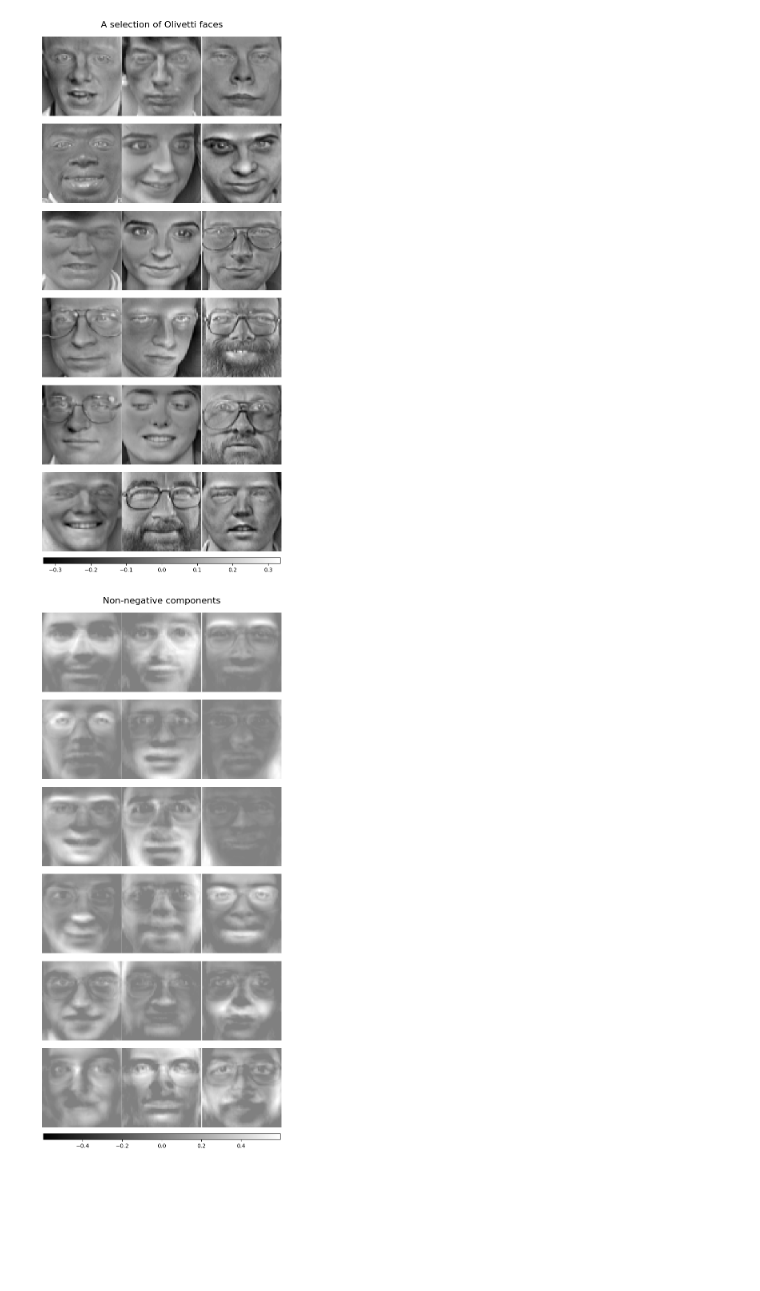
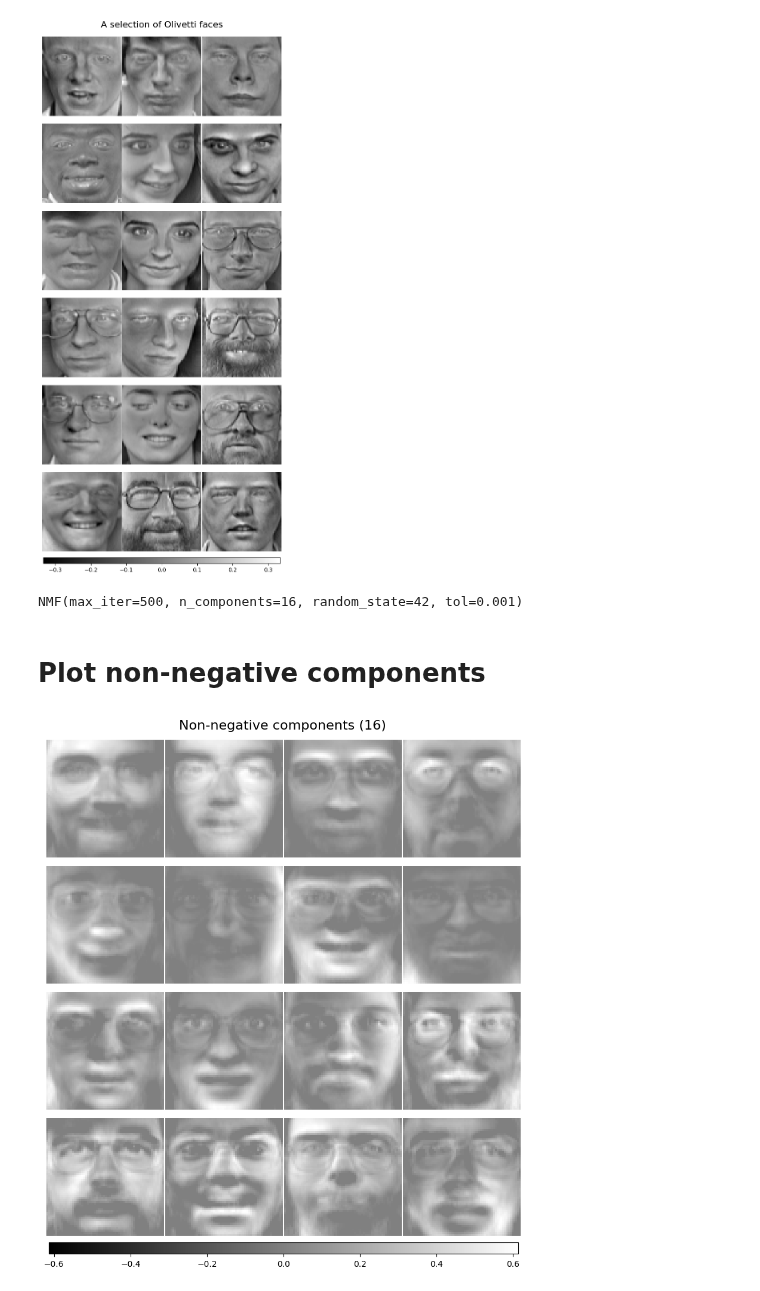
Before and after one commit to ale66/learn-datascience, a Jupyter notebook: nmf_olivetti_gaces.ipynb, the cells around one changed output. Drawn from its saved outputs; the diff is of its cells as text; code cells hidden in the pictures; blank space fills up the shorter version.

Commit message:
NMF with Olivetti faces dataset update: Transformed and re-constructed images.

```diff
--- a/nmf_olivetti_gaces.ipynb
+++ b/nmf_olivetti_gaces.ipynb
@@ -50,7 +50,8 @@ def plot_gallery(
         title: str,
         images_array: np.ndarray,
         n_cols: int = COLS,
-        n_rows: int = ROWS
+        n_rows: int = ROWS,
+        image_shape: tuple = IMAGE_SHAPE
 ) -> None:
     """
     Plot a sample of images from the Olivetti faces dataset.
@@ -59,10 +60,11 @@ def plot_gallery(
     :param images_array: Array with flattened images
     :param n_cols: Number of plot grid columns
     :param n_rows: Number of plot grid rows
+    :param image_shape: Required image shape for plotting
     """
     # Init plot grid
     fig, axes = plt.subplots(
-        nrows=ROWS, ncols=COLS,
+        nrows=n_rows, ncols=n_cols,
         figsize=(2.0 * n_cols, 2.3 * n_rows),
         facecolor="white",
         constrained_layout=True
@@ -77,7 +79,7 @@ def plot_gallery(
     for ax, img in zip(axes.flat, images_array):
         v_max = max(img.max(), -img.min())
         image = ax.imshow(
-            img.reshape(IMAGE_SHAPE),
+            img.reshape(image_shape),
             cmap="gray", interpolation="nearest",
             vmin=-v_max, vmax=v_max
         )
@@ -95,15 +97,27 @@ plot_gallery("A selection of Olivetti faces", flat_images_centered[:N_IMAGES])
 # %% [output]
 [figure]
 # %%
-LATENT_FEATURES = N_IMAGES
+LATENT_FEATURES = 16
 
+# Init NMF model: Set number of components equal to image sample size for plotting
 nmf_model = NMF(
     n_components=LATENT_FEATURES,
     max_iter=500,
     tol=0.001,
     random_state=RANDOM_STATE
 )
+
+# Fit model
 nmf_model.fit(flat_images)
-plot_gallery("Non-negative components", nmf_model.components_[:LATENT_FEATURES])
 # %% [output]
-[figure, removed]
+NMF(max_iter=500, n_components=16, random_state=42, tol=0.001)
+# %% [markdown]
+# Plot non-negative components
+# %%
+# Make sure that n_rows * n_cols = LATENT_FEATURES
+plot_gallery(
+    f"Non-negative components ({LATENT_FEATURES})",
+    nmf_model.components_, n_cols=4, n_rows=4
+)
+# %% [output]
+[figure, added]
```
Also changed, not shown: parts of 4 cells of this notebook.
